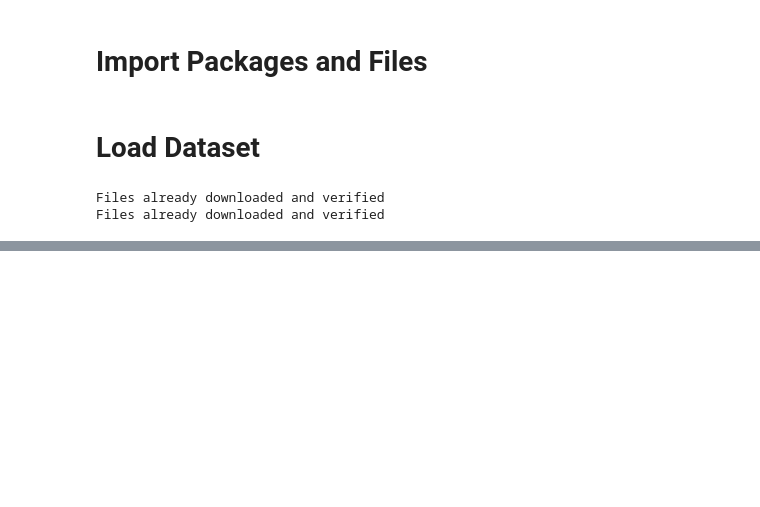
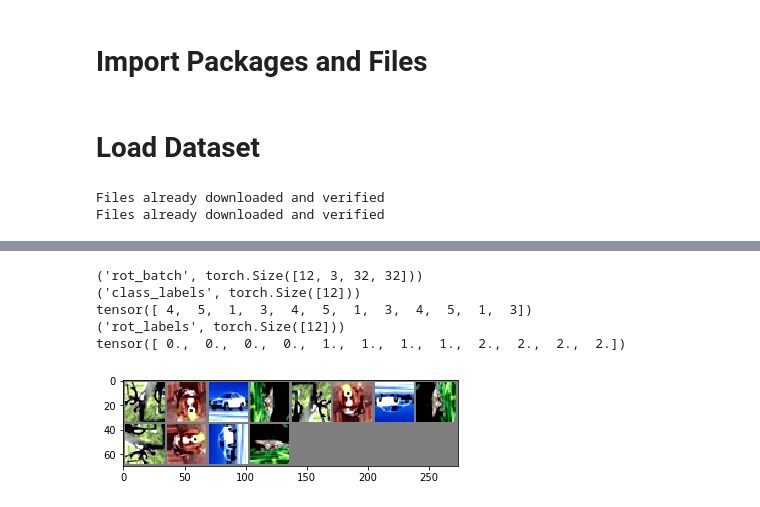
Before and after one commit to thegialeo/Implementation-FeatureLearningRotNet, a Jupyter notebook: main.ipynb, the cells around one changed output, grey strips where cells are left out. Saved outputs shown, nothing was run; the diff lists cells and outputs as text; code cells hidden in the pictures; blank space fills up the shorter version.

Commit message:
rotation: create_rot_batch tested

```diff
--- a/main.ipynb
+++ b/main.ipynb
@@ -57,0 +58,15 @@ plt.show()
+# %%
+new_batch, class_labels, rot_labels = rot.create_rot_batch(images, labels, rot=['180' ,'270'])
+print('rot_batch', new_batch.shape)
+imshow(torchvision.utils.make_grid(new_batch))
+print('class_labels', class_labels.shape)
+print(class_labels)
+print('rot_labels', rot_labels.shape)
+print(rot_labels)
+# %% [output]
+('rot_batch', torch.Size([12, 3, 32, 32]))
+('class_labels', torch.Size([12]))
+tensor([ 4,  5,  1,  3,  4,  5,  1,  3,  4,  5,  1,  3])
+('rot_labels', torch.Size([12]))
+tensor([ 0.,  0.,  0.,  0.,  1.,  1.,  1.,  1.,  2.,  2.,  2.,  2.])
+[figure, added]
```
Also changed, not shown: parts of 3 cells of this notebook, 3 other files.
